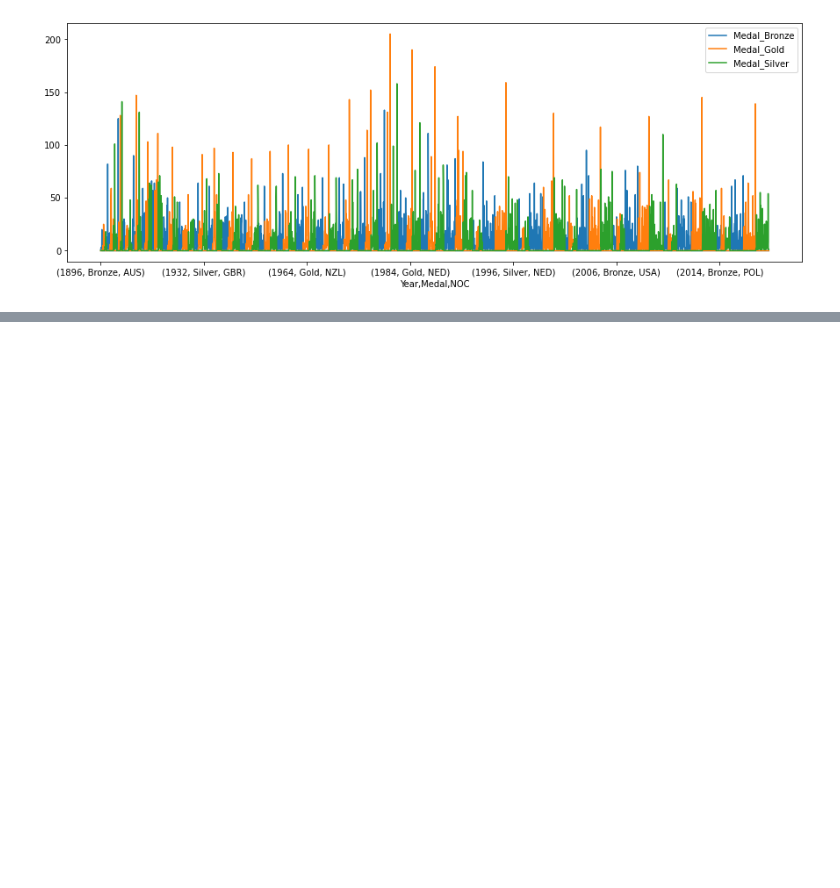
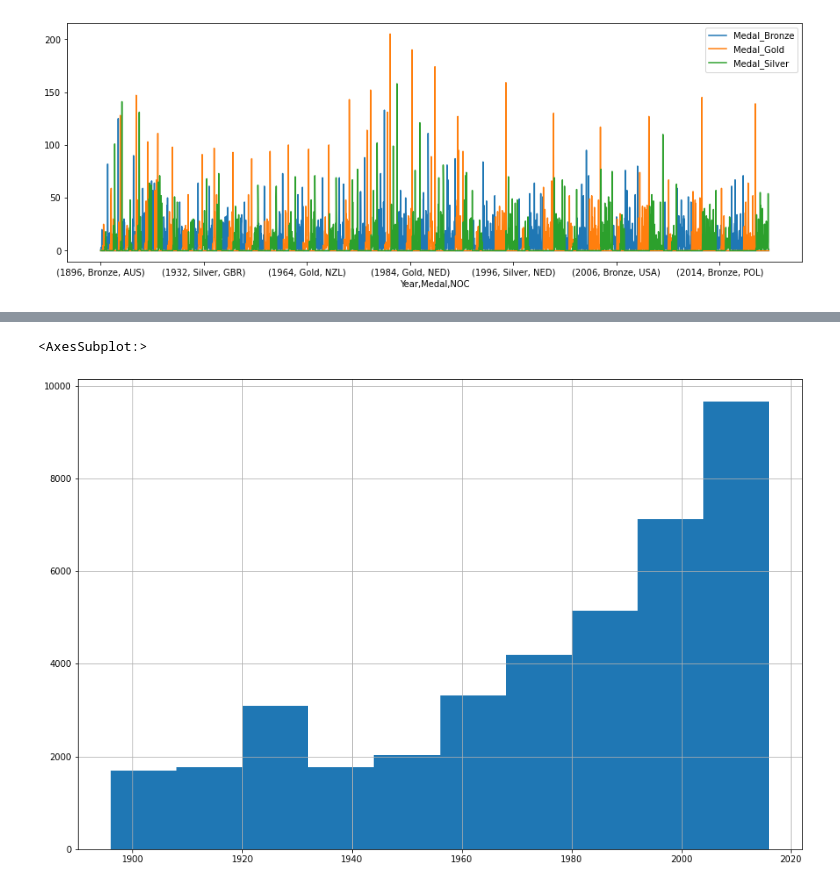
Before and after one commit to pauportillo/python_fundamentals, a Jupyter notebook: Actividad 16. Sesión 16.ipynb, the cells around one changed output, grey strips where cells are left out. Cells and saved outputs as stored; diff of their text form; code cells hidden in the pictures; blank space fills up the shorter version.

```diff
--- a/Actividad 16. Sesión 16.ipynb
+++ b/Actividad 16. Sesión 16.ipynb
@@ -104,0 +119,5 @@ cantidad2
+# %%
+Medallas['Year'].hist(figsize=(15,10))
+# %% [output]
+<AxesSubplot:>
+[figure, added]
```
Also changed, not shown: parts of 5 cells of this notebook.
